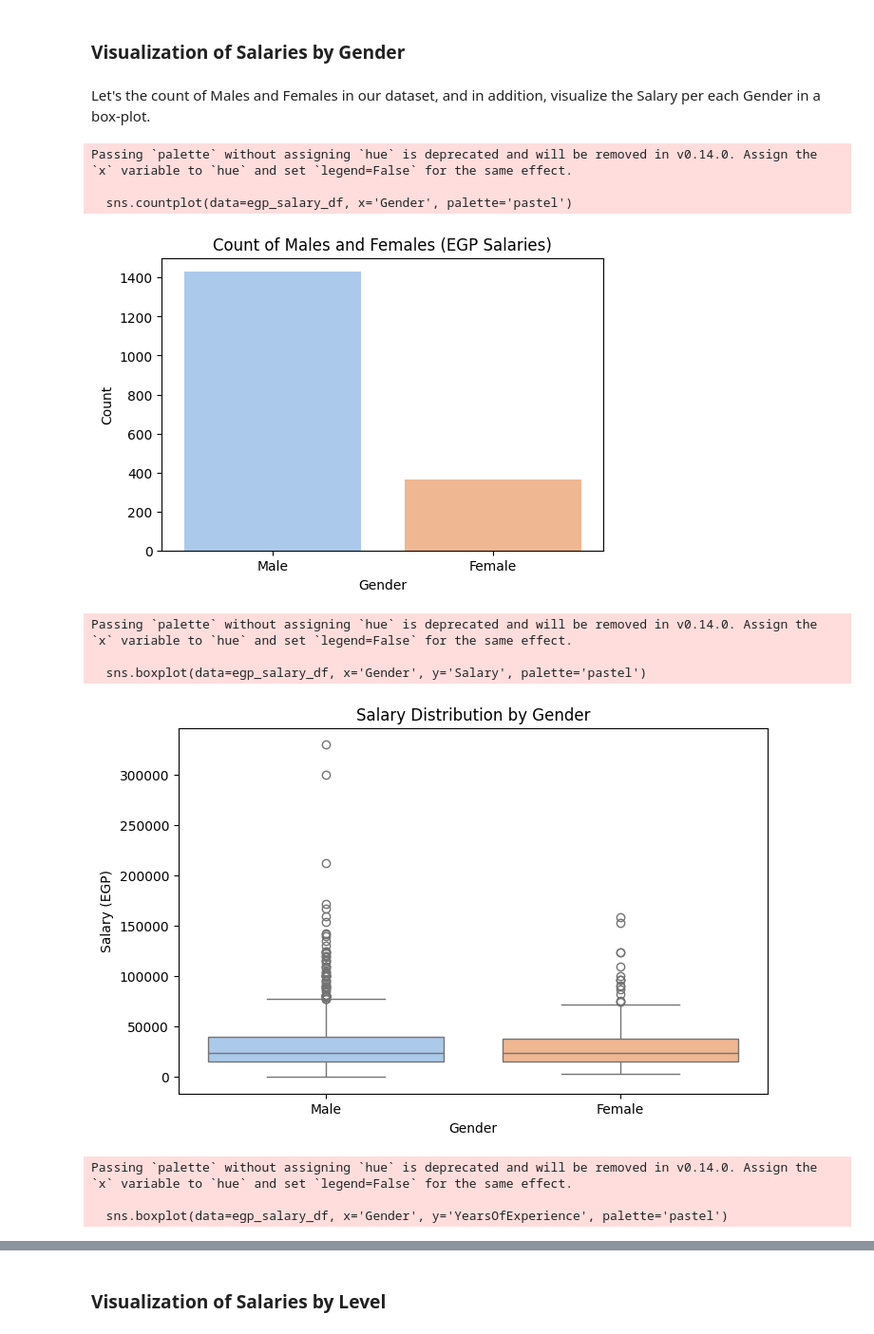
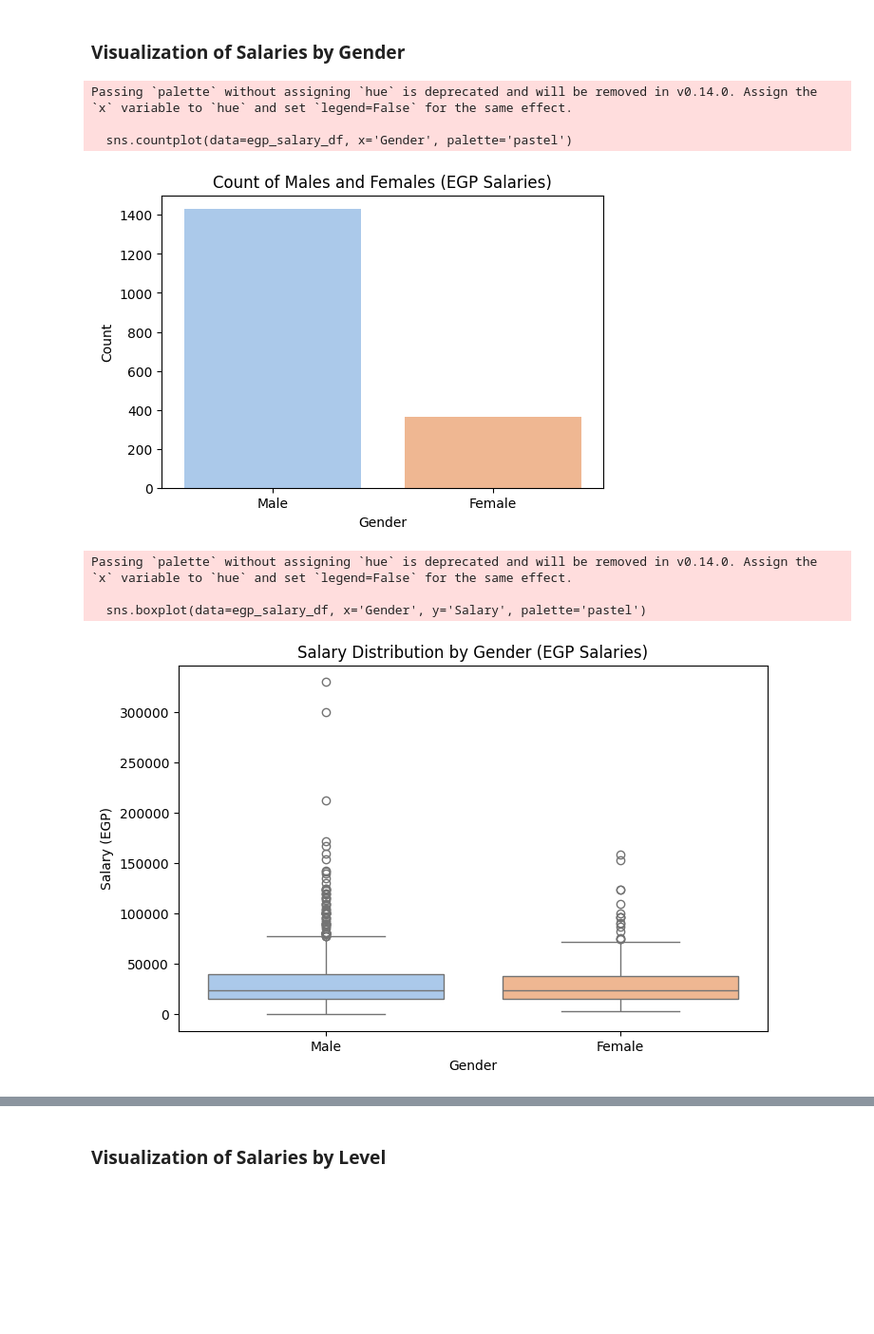
Before and after one commit to moha09-coder/Salary-Gaps-Analysis, a Jupyter notebook: analysis.ipynb, the cells around one changed output, grey strips where cells are left out. Shown at 95% size. Saved outputs shown, nothing was run; the diff lists cells and outputs as text; code cells hidden in the pictures; blank space fills up the shorter version.

```diff
--- a/analysis.ipynb
+++ b/analysis.ipynb
@@ -61,7 +60,7 @@ df.rename(columns={
 }, inplace=True)
 
 # Dropping unnecessary columns
-df.drop(columns=['Timestamp', 'TotalCompensationEgpBuckets', 'YoeBuckets'], inplace=True)
+df.drop(columns=['Timestamp', 'YoeBuckets', 'TotalCompensationEgpBuckets'], inplace=True)
 
 # Converting Salary to a float
 df['Salary'] = (
@@ -362,40 +253,26 @@ The data in the scatterplot seems to be somewhat linear, with a moderate correla
 # %% [markdown]
 ### Visualization of Salaries by Gender
-# %% [markdown]
-Let's the count of Males and Females in our dataset, and in addition, visualize the Salary per each Gender in a box-plot.
 # %%
 plt.figure(figsize=(6,4))
 sns.countplot(data=egp_salary_df, x='Gender', palette='pastel')
 plt.title('Count of Males and Females (EGP Salaries)')
 plt.xlabel('Gender')
 plt.ylabel('Count')
 plt.show()
 
 plt.figure(figsize=(8,5))
 sns.boxplot(data=egp_salary_df, x='Gender', y='Salary', palette='pastel')
-plt.title('Salary Distribution by Gender')
+plt.title('Salary Distribution by Gender (EGP Salaries)')
 plt.xlabel('Gender')
 plt.ylabel('Salary (EGP)')
 plt.ticklabel_format(style='plain', axis='y')
 plt.show()
-
-
-plt.figure(figsize=(8,5))
-sns.boxplot(data=egp_salary_df, x='Gender', y='YearsOfExperience', palette='pastel')
-plt.title('Years of Experience Distribution by Gender')
-plt.xlabel('Gender')
-plt.ylabel('Years of Experience')
-plt.ticklabel_format(style='plain', axis='y')
-plt.show()
 # %% [output]
 Passing `palette` without assigning `hue` is deprecated and will be removed in v0.14.0. Assign the `x` variable to `hue` and set `legend=False` for the same effect.
 
   sns.countplot(data=egp_salary_df, x='Gender', palette='pastel')
 [figure]
 Passing `palette` without assigning `hue` is deprecated and will be removed in v0.14.0. Assign the `x` variable to `hue` and set `legend=False` for the same effect.
 
   sns.boxplot(data=egp_salary_df, x='Gender', y='Salary', palette='pastel')
-[figure, old version]
+[figure, new version]
-Passing `palette` without assigning `hue` is deprecated and will be removed in v0.14.0. Assign the `x` variable to `hue` and set `legend=False` for the same effect.
-
-  sns.boxplot(data=egp_salary_df, x='Gender', y='YearsOfExperience', palette='pastel')
```
Also changed, not shown: parts of 74 cells of this notebook, 3 other files.
